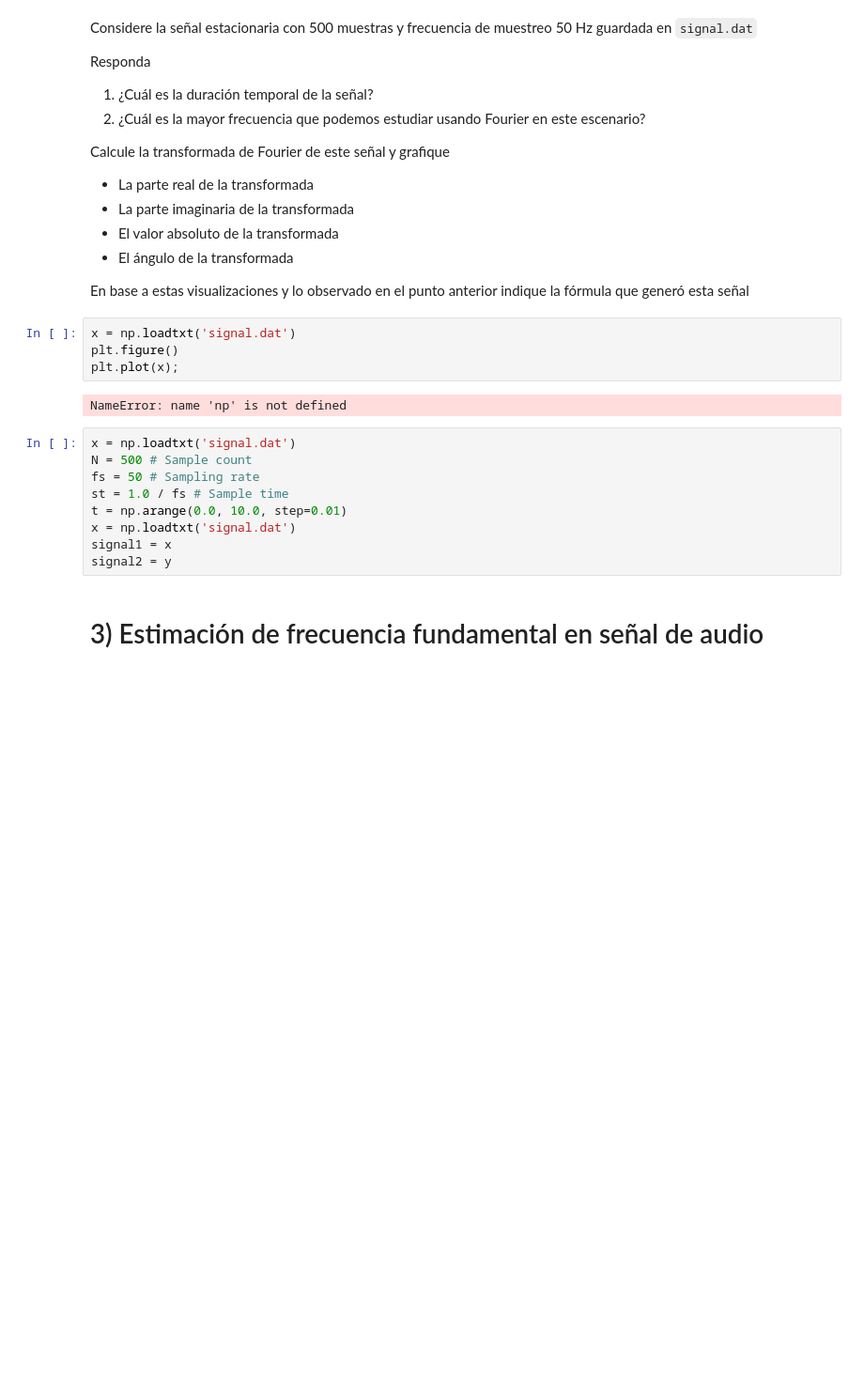
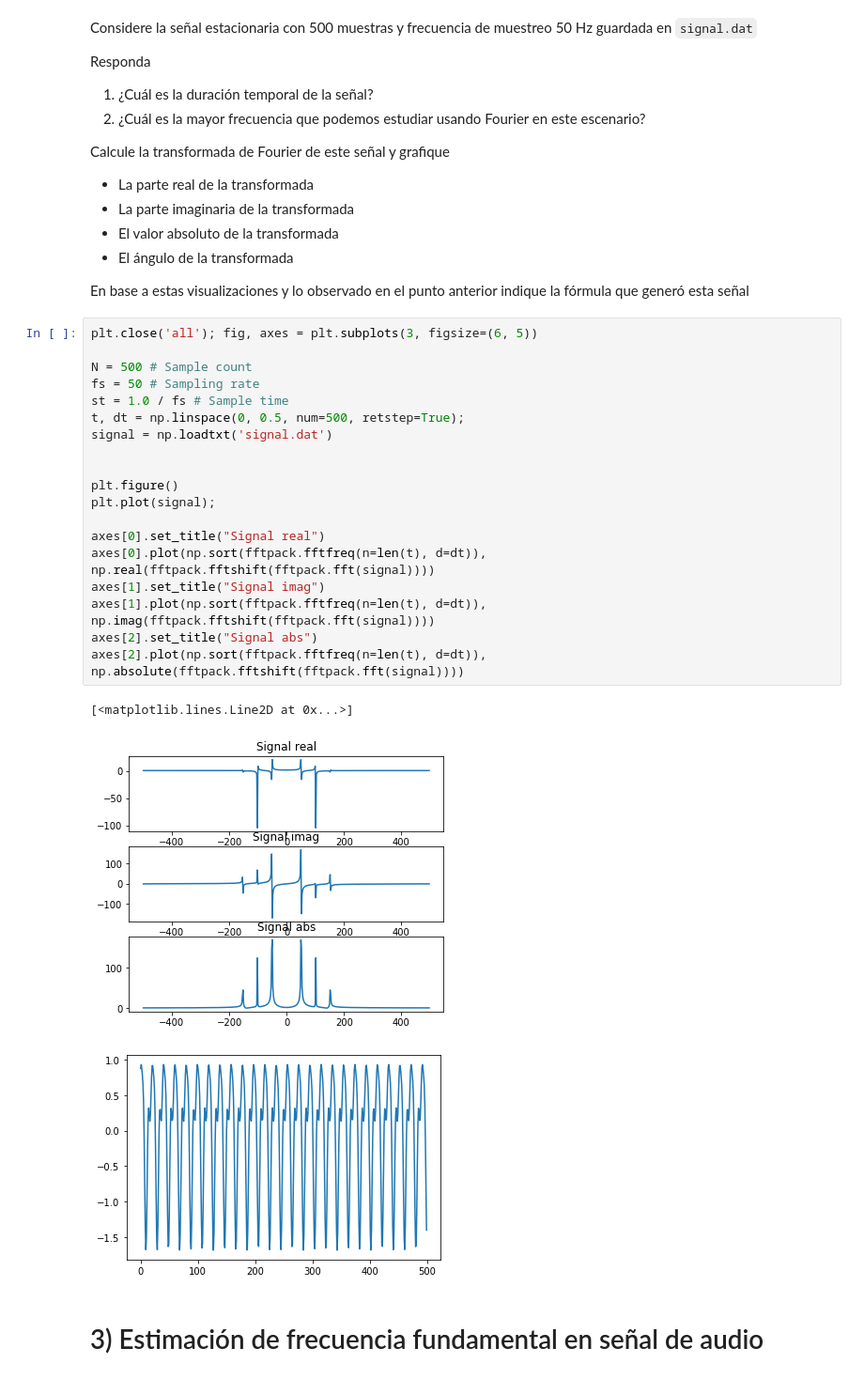
Before and after one commit to rodrigozzh/Tarea1_INFO183, a Jupyter notebook: info183_actividad_1.ipynb, the cells around one changed output. Shown at 94% size. Saved outputs shown, nothing was run; the diff lists cells and outputs as text; blank space fills up the shorter version.

```diff
--- a/info183_actividad_1.ipynb
+++ b/info183_actividad_1.ipynb
@@ -90,21 +90,29 @@ Calcule la transformada de Fourier de este señal y grafique
 - El ángulo de la transformada
 
 En base a estas visualizaciones y lo observado en el punto anterior indique la fórmula que generó esta señal
-# %%
-x = np.loadtxt('signal.dat')
-plt.figure()
-plt.plot(x);
-# %% [output]
-NameError: name 'np' is not defined
-# %%
-x = np.loadtxt('signal.dat')
-N = 500 # Sample count
-fs = 50 # Sampling rate
-st = 1.0 / fs # Sample time
-t = np.arange(0.0, 10.0, step=0.01)
-x = np.loadtxt('signal.dat')
-signal1 = x
-signal2 = y
+# %%
+plt.close('all'); fig, axes = plt.subplots(3, figsize=(6, 5))
+
+N = 500 # Sample count
+fs = 50 # Sampling rate
+st = 1.0 / fs # Sample time
+t, dt = np.linspace(0, 0.5, num=500, retstep=True);
+signal = np.loadtxt('signal.dat')
+
+
+plt.figure()
+plt.plot(signal);
+
+axes[0].set_title("Signal real")
+axes[0].plot(np.sort(fftpack.fftfreq(n=len(t), d=dt)), np.real(fftpack.fftshift(fftpack.fft(signal))))
+axes[1].set_title("Signal imag")
+axes[1].plot(np.sort(fftpack.fftfreq(n=len(t), d=dt)), np.imag(fftpack.fftshift(fftpack.fft(signal))))
+axes[2].set_title("Signal abs")
+axes[2].plot(np.sort(fftpack.fftfreq(n=len(t), d=dt)), np.absolute(fftpack.fftshift(fftpack.fft(signal))))
+# %% [output]
+[<matplotlib.lines.Line2D at 0x...>]
+[figure, added]
+[figure, added]
 # %% [markdown]
 # 3) Estimación de frecuencia fundamental en señal de audio
 # %% [markdown]
```
